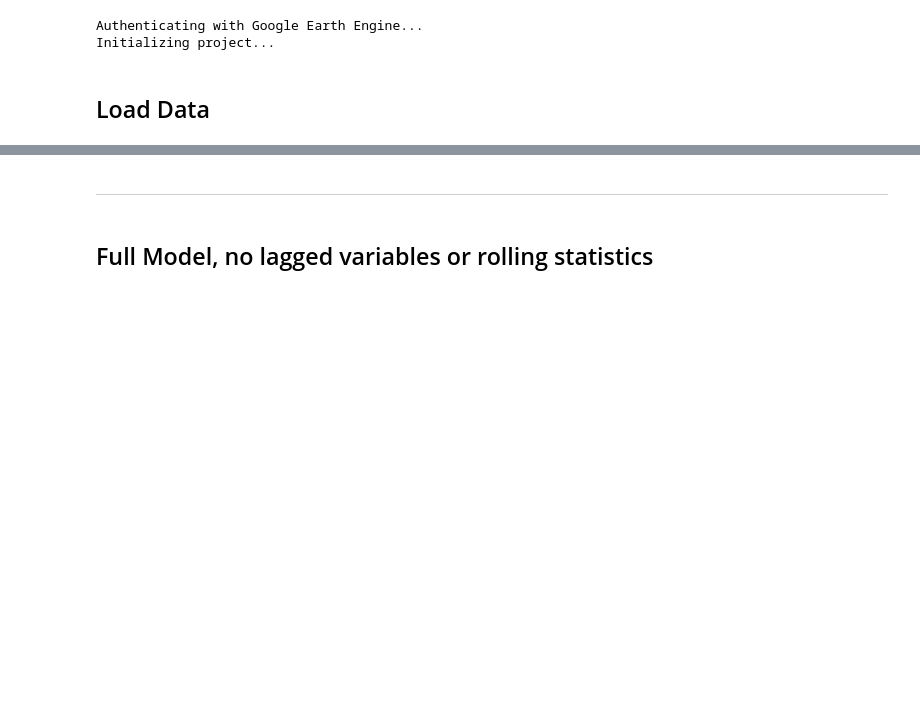
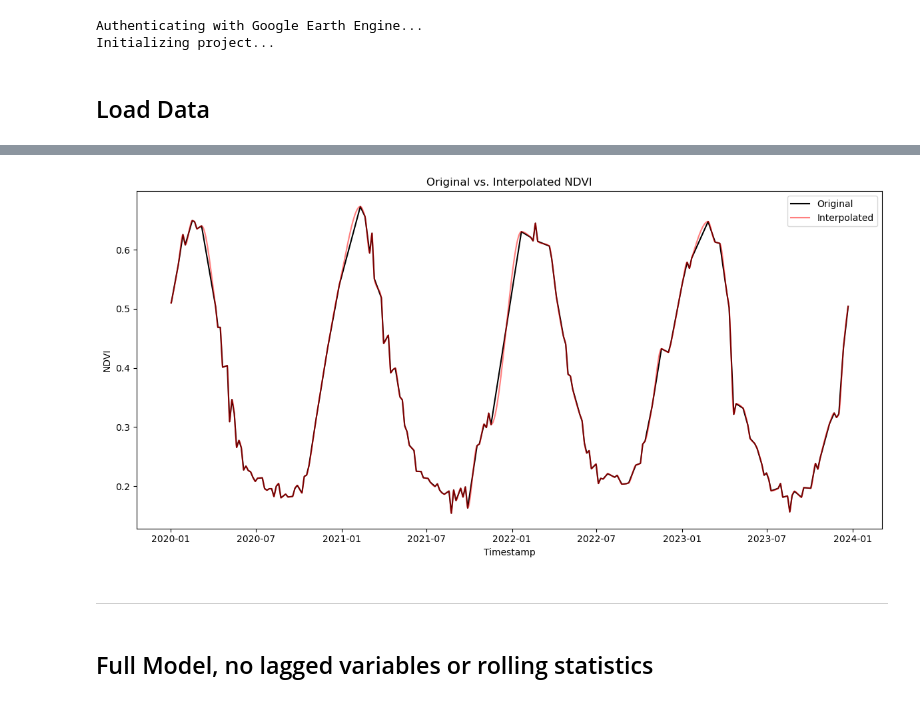
Before and after one commit to asembreek/fieldlens, a Jupyter notebook: notebooks/4. Gaussian Mixture Model.ipynb, the cells around one changed output, grey strips where cells are left out. Cells and saved outputs as stored; diff of their text form; code cells hidden in the pictures; blank space fills up the shorter version.

```diff
--- a/notebooks/4. Gaussian Mixture Model.ipynb
+++ b/notebooks/4. Gaussian Mixture Model.ipynb
@@ -71,3 +134,18 @@ norm_roll_lag_df, anom_roll_lag_df = get_anomaly_df(roll_lag_df)
+# %%
+plot_df = utils.merge_with_master(grouped_spectral_df, non_spectral_df)
+plot_df, _ = get_anomaly_df(plot_df)
+plt.figure(figsize=(12, 6))
+plt.title("Original vs. Interpolated NDVI")
+plt.plot(plot_df["Timestamp"], plot_df["NDVI_mean"], label="Original", c="black")
+plt.plot(norm_interpolated_df["Timestamp"], norm_interpolated_df["NDVI_mean"], label="Interpolated", c="red", alpha=0.5)
+
+plt.xlabel("Timestamp")
+plt.ylabel("NDVI")
+plt.legend()
+plt.tight_layout()
+plt.show()
+# %% [output]
+[figure, added]
 # %% [markdown]
 ---
 # %% [markdown]
```
Also changed, not shown: parts of 32 cells of this notebook, 1 other file.
